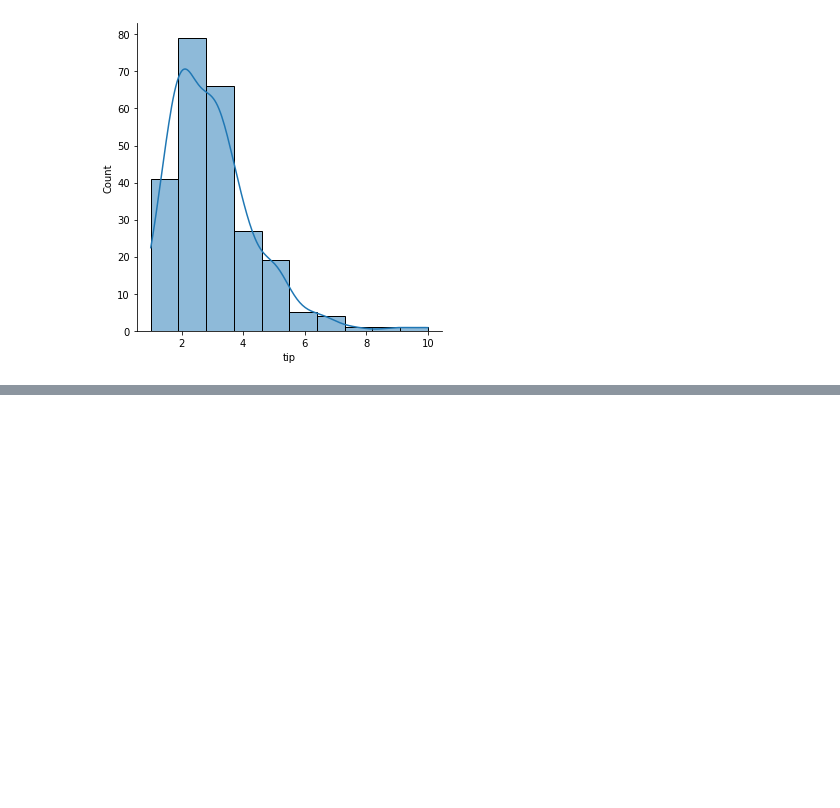
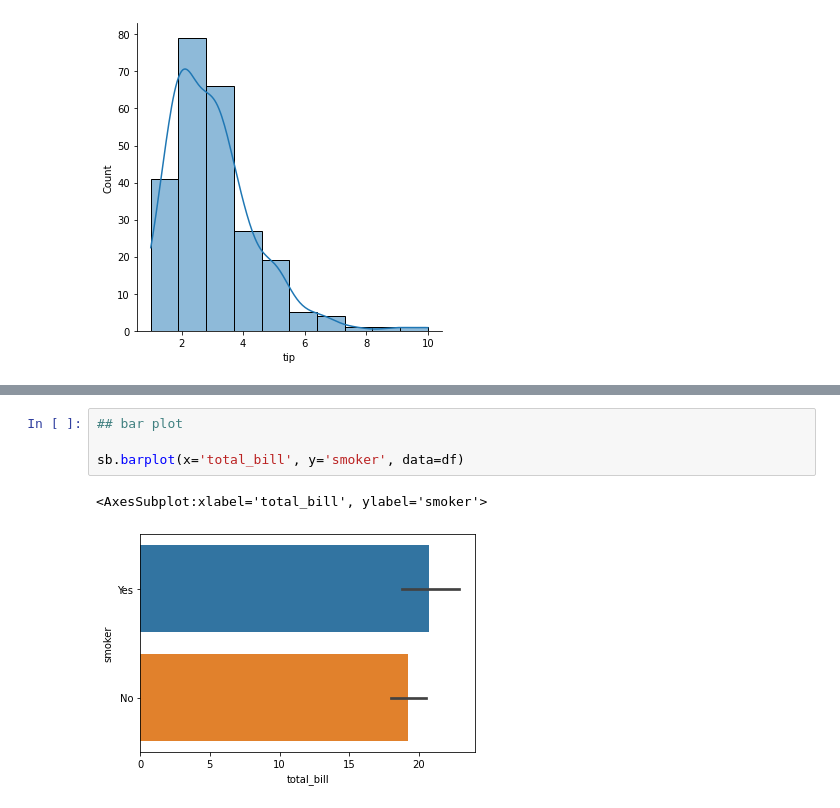
Before and after one commit to Neeteshking21/data-Science-, a Jupyter notebook: Seaborn.ipynb, the cells around one changed output, grey strips where cells are left out. Cells and saved outputs as stored; diff of their text form; blank space fills up the shorter version.

```diff
--- a/Seaborn.ipynb
+++ b/Seaborn.ipynb
@@ -133,0 +161,7 @@ sb.displot(df['tip'], kde=True, bins=10)
+# %%
+## bar plot
+
+sb.barplot(x='total_bill', y='smoker', data=df)
+# %% [output]
+<AxesSubplot:xlabel='total_bill', ylabel='smoker'>
+[figure, added]
```
Also changed, not shown: parts of 12 cells of this notebook.
